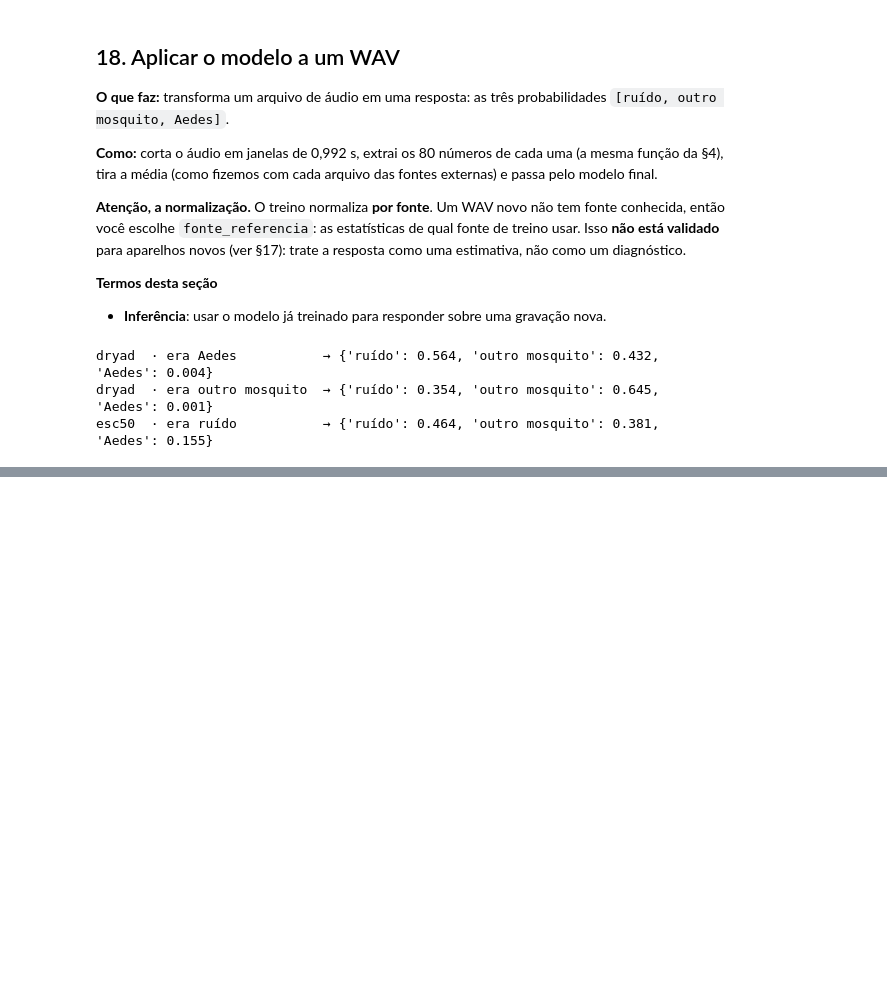
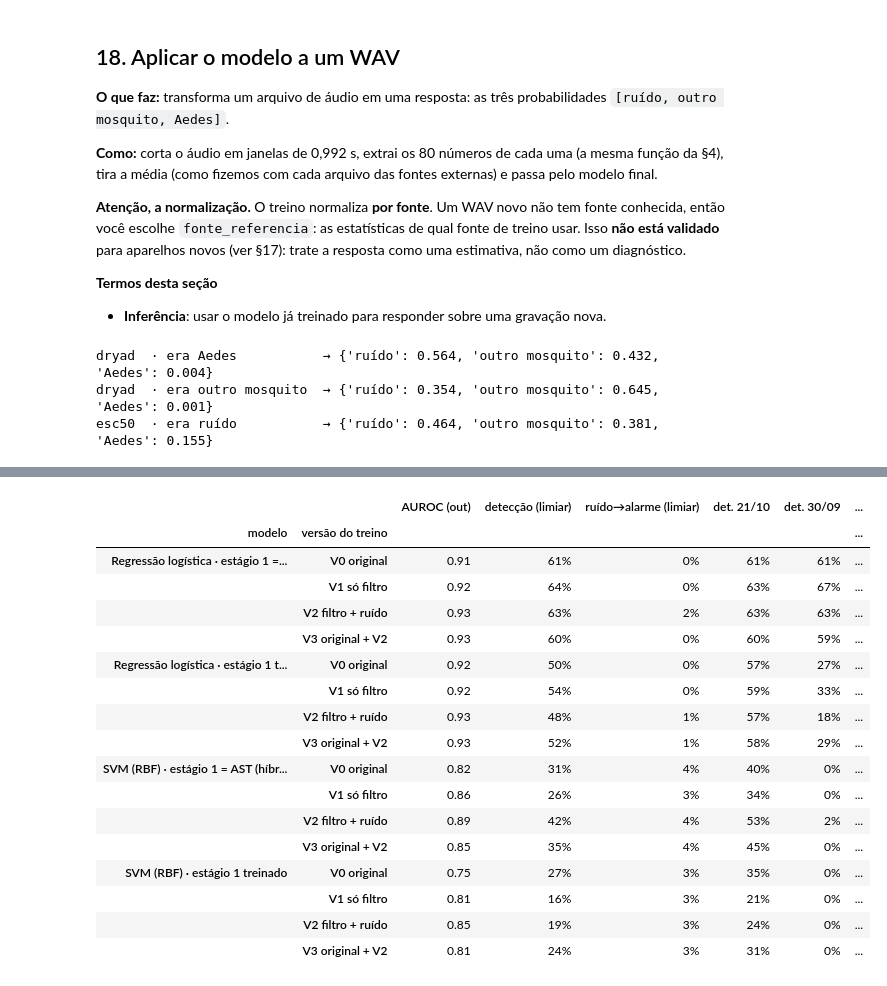
Before and after one commit to Lciarallo/mosquito-wingbeat, a Jupyter notebook: notebooks/detector_ternario_treinamento_teste_aplicacao.ipynb, the cells around one changed output, grey strips where cells are left out. Drawn from its saved outputs; the diff is of its cells as text; code cells hidden in the pictures; blank space fills up the shorter version.

```diff
--- a/notebooks/detector_ternario_treinamento_teste_aplicacao.ipynb
+++ b/notebooks/detector_ternario_treinamento_teste_aplicacao.ipynb
@@ -2462,0 +2546,64 @@ display(tab_hib.style.format({k: '{:.2f}' if 'AUROC' in k else ('{:.1e}' if 'lim
+# %%
+# tabelas de cada versão: [linhas de treino da base | Arduino 05/11 | outubro]; V3 acrescenta as linhas simuladas no fim
+def versao(nome_v):
+    if nome_v == 'V0 original':
+        base = X0; extra = None
+    elif nome_v in ('V1 só filtro', 'V2 filtro + ruído'):
+        base = XSIM[nome_v[:2]]; extra = None
+    else:
+        base = X0; extra = XSIM['V2']
+    A = np.vstack([base, Fa, Ft]); Y, F, D, U = Y2, F2, D2, U_ENC.copy()
+    tr = idx_enc
+    if extra is not None:
+        A = np.vstack([A, extra[idx_enc]]); n_extra = len(idx_enc)
+        Y = np.r_[Y2, y[idx_enc]]; F = np.r_[F2, np.char.add('sim:', fonte[idx_enc].astype(str))]; D = np.r_[D2, ID_FONTE[idx_enc]]
+        U = np.r_[U_ENC, np.ones(n_extra, bool)]; tr = np.r_[idx_enc, np.arange(N0 + NA + NT, N0 + NA + NT + n_extra)]
+    An = normalizar_por_fonte(A, F, estatisticas_por_fonte(A, F, U))
+    return An, Y, F, D, tr
+
+VERSOES = ['V0 original', 'V1 só filtro', 'V2 filtro + ruído', 'V3 original + V2']
+arq_vs = CACHE / 'simulacao_resultados.json'
+res_vs = json.loads(arq_vs.read_text()) if arq_vs.exists() and not RECALCULAR_RANKING else {}
+if res_vs.get('_n') != [NA, NT]: res_vs = {'_n': [NA, NT]}
+for nome_v in VERSOES:
+    An, Yv, Fv, Dv, tr = versao(nome_v)
+    for c in ('logistica', 'svm'):
+        chave = f'{nome_v}|{c}'
+        if chave in res_vs: continue
+        p_m, p_a = cascata(c, An, tr, np.r_[IA, IT], SEMENTE_FINAL, Yv, Fv, Dv)
+        res_vs[chave] = {'pm': p_m.tolist(), 'pa': p_a.tolist()}
+        arq_vs.write_text(json.dumps(res_vs))
+
+linhas = []
+for nome_v in VERSOES:
+    for c in ('logistica', 'svm'):
+        d = {k: np.array(v) for k, v in res_vs[f'{nome_v}|{c}'].items()}
+        for est1, pm in (('estágio 1 treinado', d['pm']), ('estágio 1 = AST (híbrido)', PM_AST[np.r_[IA, IT]])):
+            nota = pm * d['pa']; nov, out = nota[:NA], nota[NA:]
+            lim = limiar_continuo(nov, YA); chama = out > lim; mos, rui = YT == 2, YT == 0
+            linhas.append({'versão do treino': nome_v, 'modelo': f"{NOMES[c][0]} · {est1}",
+                           'AUROC (out)': roc_auc_score(mos, out), 'detecção (limiar)': chama[mos].mean(), 'ruído→alarme (limiar)': chama[rui].mean(),
+                           'det. 21/10': chama[mos & (SES == '21/10')].mean(), 'det. 30/09': chama[mos & (SES == '30/09')].mean(),
+                           'alarme 30/09': chama[rui & (SES == '30/09')].mean(),
+                           'ruído→"mosquito" (05/11)': (pm[:NA][YA == 0] > .5).mean() if est1.startswith('estágio 1 t') else np.nan})
+tab_vs = pd.DataFrame(linhas).set_index(['modelo', 'versão do treino']).sort_index(level=0, sort_remaining=False)
+display(tab_vs.style.format({k: '{:.2f}' if 'AUROC' in k else '{:.0%}' for k in tab_vs.columns}, na_rep='—'))
+# %% [output]
+|  |  | AUROC (out) | detecção (limiar) | ruído→alarme (limiar) | det. 21/10 | det. 30/09 | ... |
+| modelo | versão do treino |  |  |  |  |  | ... |
+| Regressão logística · estágio 1 =... | V0 original | 0.91 | 61% | 0% | 61% | 61% | ... |
+|  | V1 só filtro | 0.92 | 64% | 0% | 63% | 67% | ... |
+|  | V2 filtro + ruído | 0.93 | 63% | 2% | 63% | 63% | ... |
+|  | V3 original + V2 | 0.93 | 60% | 0% | 60% | 59% | ... |
+| Regressão logística · estágio 1 t... | V0 original | 0.92 | 50% | 0% | 57% | 27% | ... |
+|  | V1 só filtro | 0.92 | 54% | 0% | 59% | 33% | ... |
+|  | V2 filtro + ruído | 0.93 | 48% | 1% | 57% | 18% | ... |
+|  | V3 original + V2 | 0.93 | 52% | 1% | 58% | 29% | ... |
+| SVM (RBF) · estágio 1 = AST (híbr... | V0 original | 0.82 | 31% | 4% | 40% | 0% | ... |
+|  | V1 só filtro | 0.86 | 26% | 3% | 34% | 0% | ... |
+|  | V2 filtro + ruído | 0.89 | 42% | 4% | 53% | 2% | ... |
+|  | V3 original + V2 | 0.85 | 35% | 4% | 45% | 0% | ... |
+| SVM (RBF) · estágio 1 treinado | V0 original | 0.75 | 27% | 3% | 35% | 0% | ... |
+|  | V1 só filtro | 0.81 | 16% | 3% | 21% | 0% | ... |
+|  | V2 filtro + ruído | 0.85 | 19% | 3% | 24% | 0% | ... |
+|  | V3 original + V2 | 0.81 | 24% | 3% | 31% | 0% | ... |
```
Also changed, not shown: parts of 80 cells of this notebook, 1 other file.
